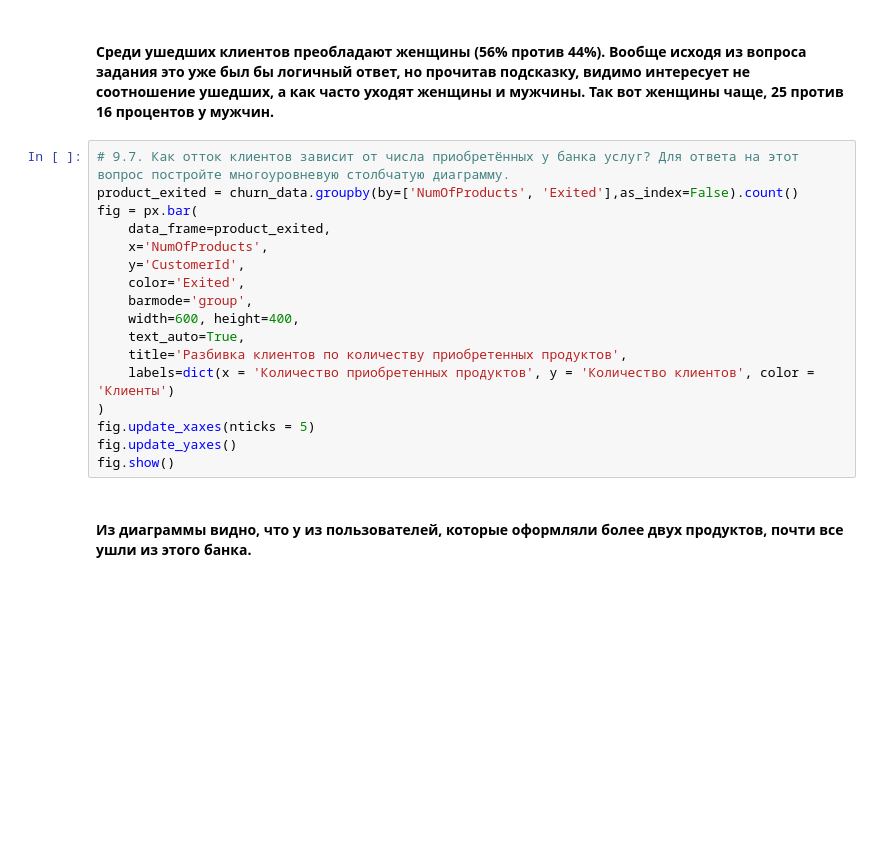
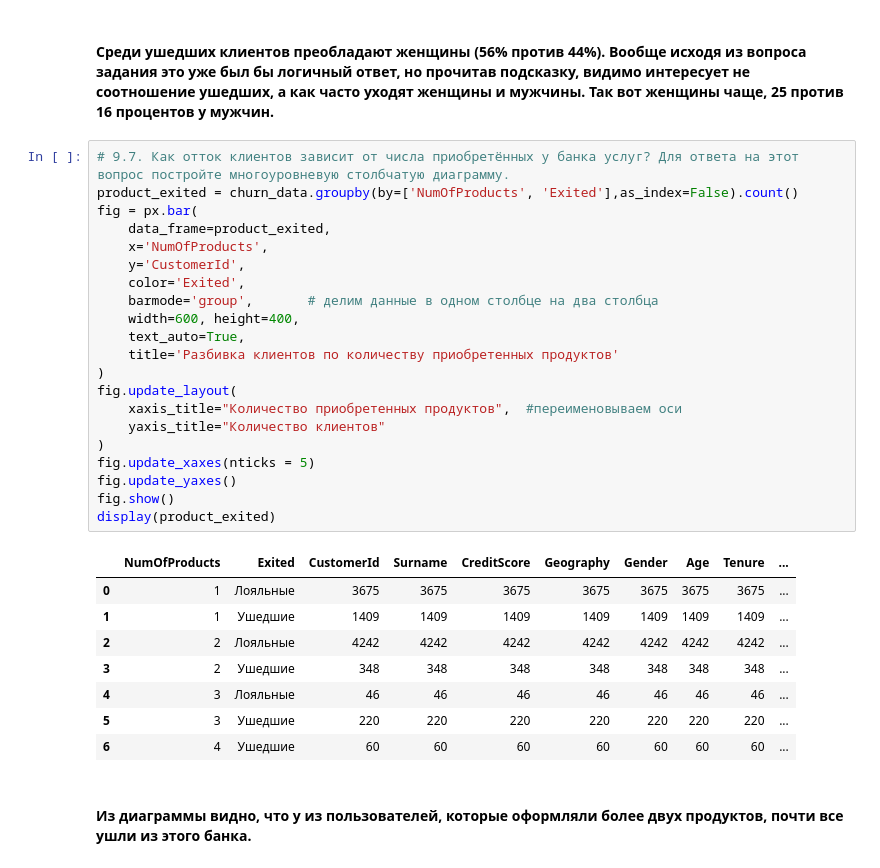
Before and after one commit to vinokurov07/vin, a Jupyter notebook: SkillFactory/PY-13. Визуализация данных/Unit 9_Practice.ipynb, the cells around one changed output. Saved outputs shown, nothing was run; the diff lists cells and outputs as text; blank space fills up the shorter version.

```diff
--- a/SkillFactory/PY-13. Визуализация данных/Unit 9_Practice.ipynb
+++ b/SkillFactory/PY-13. Визуализация данных/Unit 9_Practice.ipynb
@@ -148,20 +148,33 @@ fig.show()
 # %%
 # 9.7. Как отток клиентов зависит от числа приобретённых у банка услуг? Для ответа на этот вопрос постройте многоуровневую столбчатую диаграмму.
 product_exited = churn_data.groupby(by=['NumOfProducts', 'Exited'],as_index=False).count()
 fig = px.bar(
     data_frame=product_exited,
     x='NumOfProducts',
     y='CustomerId',
     color='Exited',
-    barmode='group',
+    barmode='group',       # делим данные в одном столбце на два столбца
     width=600, height=400,
     text_auto=True,
-    title='Разбивка клиентов по количеству приобретенных продуктов',
-    labels=dict(x = 'Количество приобретенных продуктов', y = 'Количество клиентов', color = 'Клиенты')
+    title='Разбивка клиентов по количеству приобретенных продуктов'
+)
+fig.update_layout(
+    xaxis_title="Количество приобретенных продуктов",  #переименовываем оси
+    yaxis_title="Количество клиентов"
 )
 fig.update_xaxes(nticks = 5)
 fig.update_yaxes()
 fig.show()
+display(product_exited)
+# %% [output]
+|  | NumOfProducts | Exited | CustomerId | Surname | CreditScore | Geography | Gender | Age | Tenure | ... |
+| 0 | 1 | Лояльные | 3675 | 3675 | 3675 | 3675 | 3675 | 3675 | 3675 | ... |
+| 1 | 1 | Ушедшие | 1409 | 1409 | 1409 | 1409 | 1409 | 1409 | 1409 | ... |
+| 2 | 2 | Лояльные | 4242 | 4242 | 4242 | 4242 | 4242 | 4242 | 4242 | ... |
+| 3 | 2 | Ушедшие | 348 | 348 | 348 | 348 | 348 | 348 | 348 | ... |
+| 4 | 3 | Лояльные | 46 | 46 | 46 | 46 | 46 | 46 | 46 | ... |
+| 5 | 3 | Ушедшие | 220 | 220 | 220 | 220 | 220 | 220 | 220 | ... |
+| 6 | 4 | Ушедшие | 60 | 60 | 60 | 60 | 60 | 60 | 60 | ... |
 # %% [markdown]
 #### Из диаграммы видно, что у из пользователей, которые оформляли более двух продуктов, почти все ушли из этого банка.
 # %%
```
Also changed, not shown: parts of 5 cells of this notebook, 36 other files.
